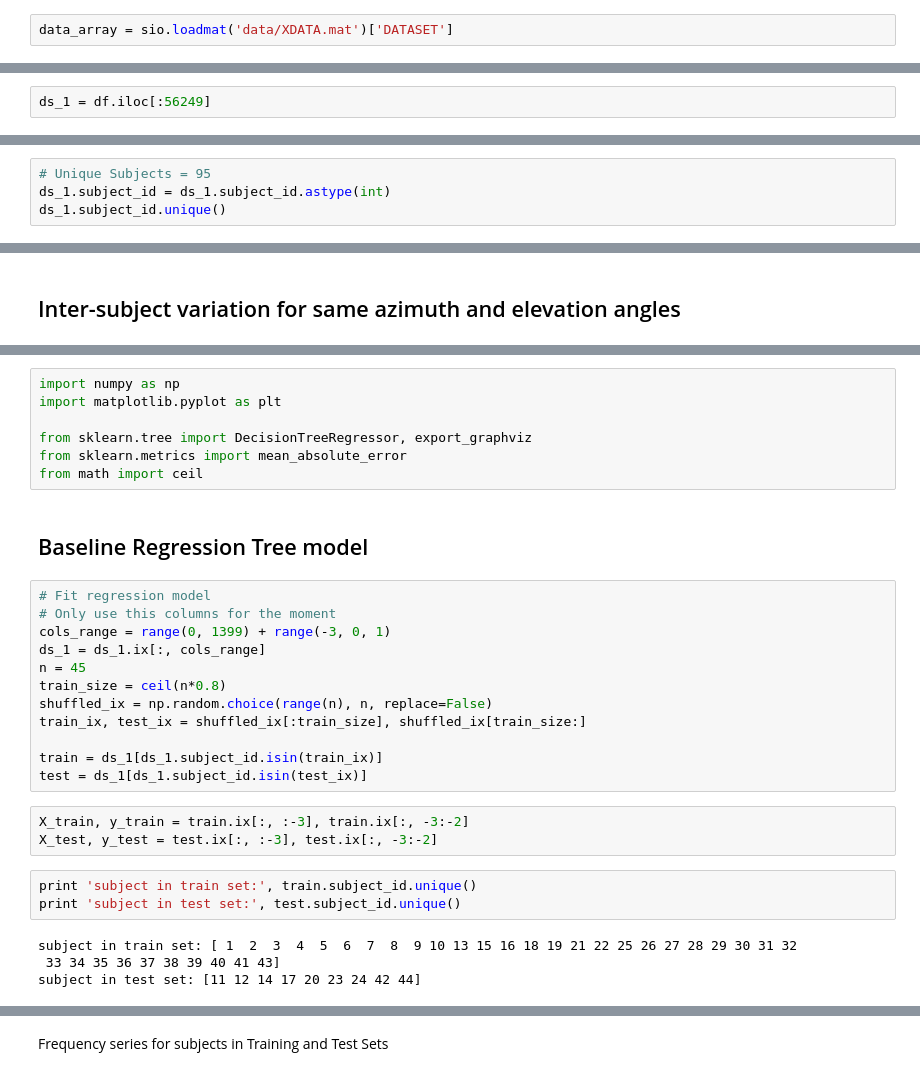
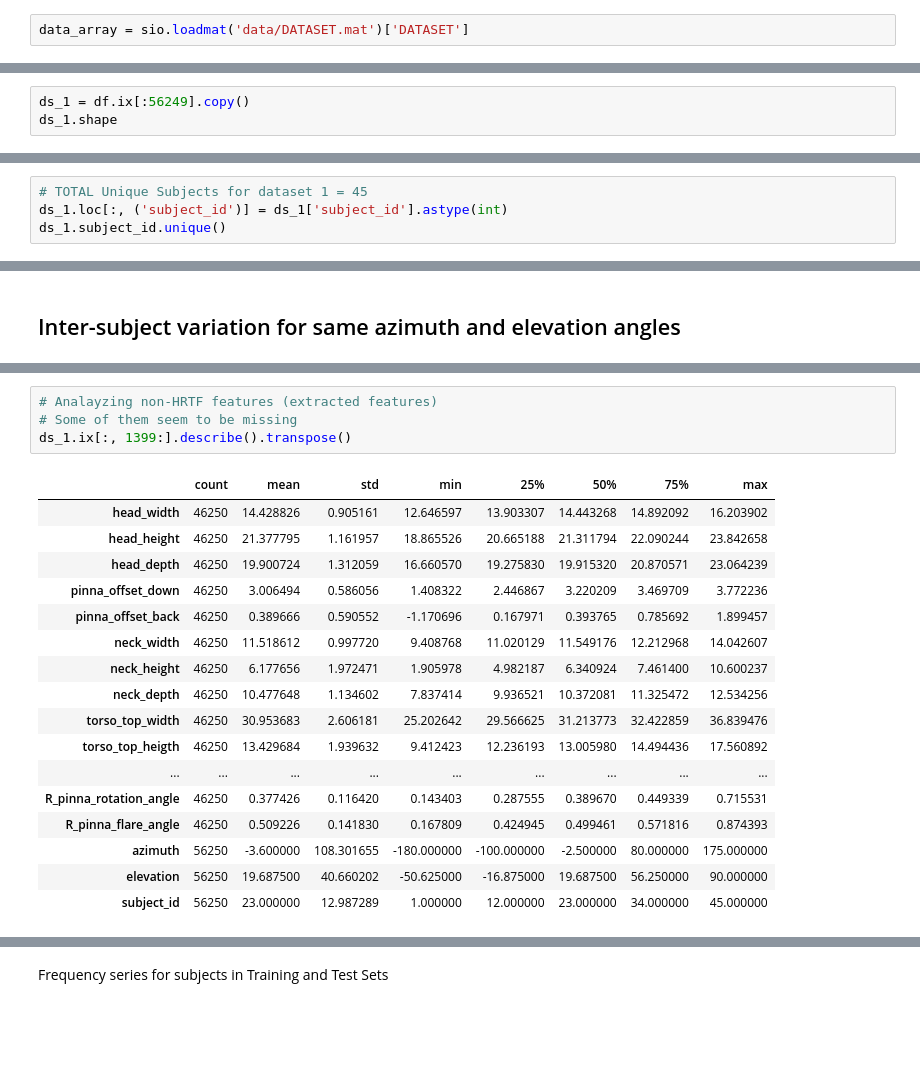
Before and after one commit to mvp291/dsga1003_term_project, a Jupyter notebook: 01_Data_Preparation_and_Understanding.ipynb, the cells around one changed output, grey strips where cells are left out. Cells and saved outputs as stored; diff of their text form; blank space fills up the shorter version.

Commit message:
Some more baseline model and data prep

```diff
--- a/01_Data_Preparation_and_Understanding.ipynb
+++ b/01_Data_Preparation_and_Understanding.ipynb
@@ -7,7 +7,7 @@ import pandas as pd
 import matplotlib.pyplot as plt
 %matplotlib inline
 # %%
-data_array = sio.loadmat('data/XDATA.mat')['DATASET']
+data_array = sio.loadmat('data/DATASET.mat')['DATASET']
 # %% [markdown]
 Original dataset has all variables as imaginary numbers, for most of them the imaginary part is zero. But for FFT variables imaginary part is non-zero.
 
@@ -115,4 +128,5 @@ Full dataset contains data from two original datasets.
 
 For the moment we will work with the first dataset only.
 # %%
-ds_1 = df.iloc[:56249]
+ds_1 = df.ix[:56249].copy()
+ds_1.shape
@@ -119,6 +135,6 @@ ds_1 = df.iloc[:56249]
 # %%
-# Unique Subjects = 95
-ds_1.subject_id = ds_1.subject_id.astype(int)
+# TOTAL Unique Subjects for dataset 1 = 45
+ds_1.loc[:, ('subject_id')] = ds_1['subject_id'].astype(int)
 ds_1.subject_id.unique()
 # %% [output]
 array([ 1,  2,  3,  4,  5,  6,  7,  8,  9, 10, 11, 12, 13, 14, 15, 16, 17,
@@ -155,31 +167,22 @@ array([-59.32318282, -58.78298267])
-# %%
-import numpy as np
-import matplotlib.pyplot as plt
-
-from sklearn.tree import DecisionTreeRegressor, export_graphviz
-from sklearn.metrics import mean_absolute_error
-from math import ceil
-# %% [markdown]
-## Baseline Regression Tree model
-# %%
-# Fit regression model
-# Only use this columns for the moment
-cols_range = range(0, 1399) + range(-3, 0, 1)
-ds_1 = ds_1.ix[:, cols_range]
-n = 45
-train_size = ceil(n*0.8)
-shuffled_ix = np.random.choice(range(n), n, replace=False)
-train_ix, test_ix = shuffled_ix[:train_size], shuffled_ix[train_size:]
-
-train = ds_1[ds_1.subject_id.isin(train_ix)]
-test = ds_1[ds_1.subject_id.isin(test_ix)]
-# %%
-X_train, y_train = train.ix[:, :-3], train.ix[:, -3:-2]
-X_test, y_test = test.ix[:, :-3], test.ix[:, -3:-2]
-# %%
-print 'subject in train set:', train.subject_id.unique()
-print 'subject in test set:', test.subject_id.unique()
-# %% [output]
-subject in train set: [ 1  2  3  4  5  6  7  8  9 10 13 15 16 18 19 21 22 25 26 27 28 29 30 31 32
- 33 34 35 36 37 38 39 40 41 43]
-subject in test set: [11 12 14 17 20 23 24 42 44]
+# %%
+# Analayzing non-HRTF features (extracted features)
+# Some of them seem to be missing
+ds_1.ix[:, 1399:].describe().transpose()
+# %% [output]
+|  | count | mean | std | min | 25% | 50% | 75% | max |
+| head_width | 46250 | 14.428826 | 0.905161 | 12.646597 | 13.903307 | 14.443268 | 14.892092 | 16.203902 |
+| head_height | 46250 | 21.377795 | 1.161957 | 18.865526 | 20.665188 | 21.311794 | 22.090244 | 23.842658 |
+| head_depth | 46250 | 19.900724 | 1.312059 | 16.660570 | 19.275830 | 19.915320 | 20.870571 | 23.064239 |
+| pinna_offset_down | 46250 | 3.006494 | 0.586056 | 1.408322 | 2.446867 | 3.220209 | 3.469709 | 3.772236 |
+| pinna_offset_back | 46250 | 0.389666 | 0.590552 | -1.170696 | 0.167971 | 0.393765 | 0.785692 | 1.899457 |
+| neck_width | 46250 | 11.518612 | 0.997720 | 9.408768 | 11.020129 | 11.549176 | 12.212968 | 14.042607 |
+| neck_height | 46250 | 6.177656 | 1.972471 | 1.905978 | 4.982187 | 6.340924 | 7.461400 | 10.600237 |
+| neck_depth | 46250 | 10.477648 | 1.134602 | 7.837414 | 9.936521 | 10.372081 | 11.325472 | 12.534256 |
+| torso_top_width | 46250 | 30.953683 | 2.606181 | 25.202642 | 29.566625 | 31.213773 | 32.422859 | 36.839476 |
+| torso_top_heigth | 46250 | 13.429684 | 1.939632 | 9.412423 | 12.236193 | 13.005980 | 14.494436 | 17.560892 |
+| ... | ... | ... | ... | ... | ... | ... | ... | ... |
+| R_pinna_rotation_angle | 46250 | 0.377426 | 0.116420 | 0.143403 | 0.287555 | 0.389670 | 0.449339 | 0.715531 |
+| R_pinna_flare_angle | 46250 | 0.509226 | 0.141830 | 0.167809 | 0.424945 | 0.499461 | 0.571816 | 0.874393 |
+| azimuth | 56250 | -3.600000 | 108.301655 | -180.000000 | -100.000000 | -2.500000 | 80.000000 | 175.000000 |
+| elevation | 56250 | 19.687500 | 40.660202 | -50.625000 | -16.875000 | 19.687500 | 56.250000 | 90.000000 |
+| subject_id | 56250 | 23.000000 | 12.987289 | 1.000000 | 12.000000 | 23.000000 | 34.000000 | 45.000000 |
```
Also changed, not shown: parts of 25 cells of this notebook.
